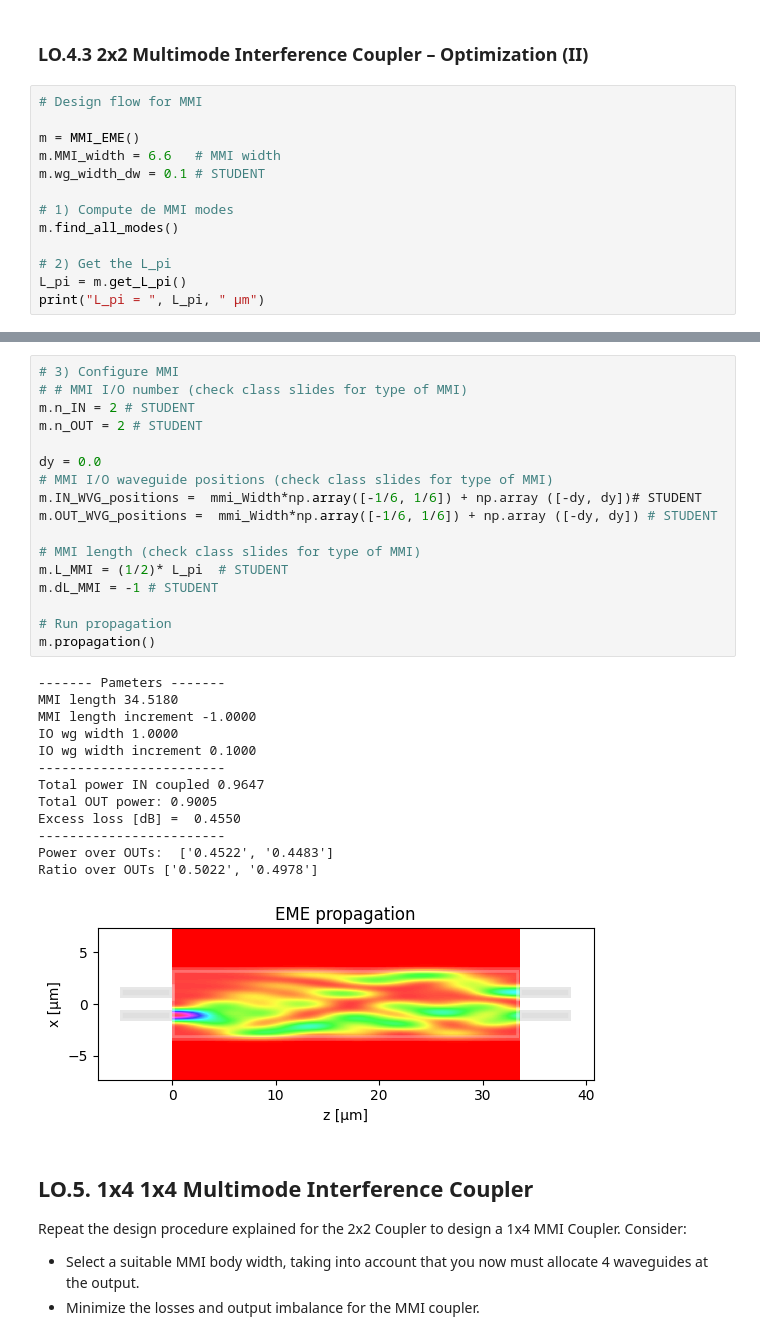
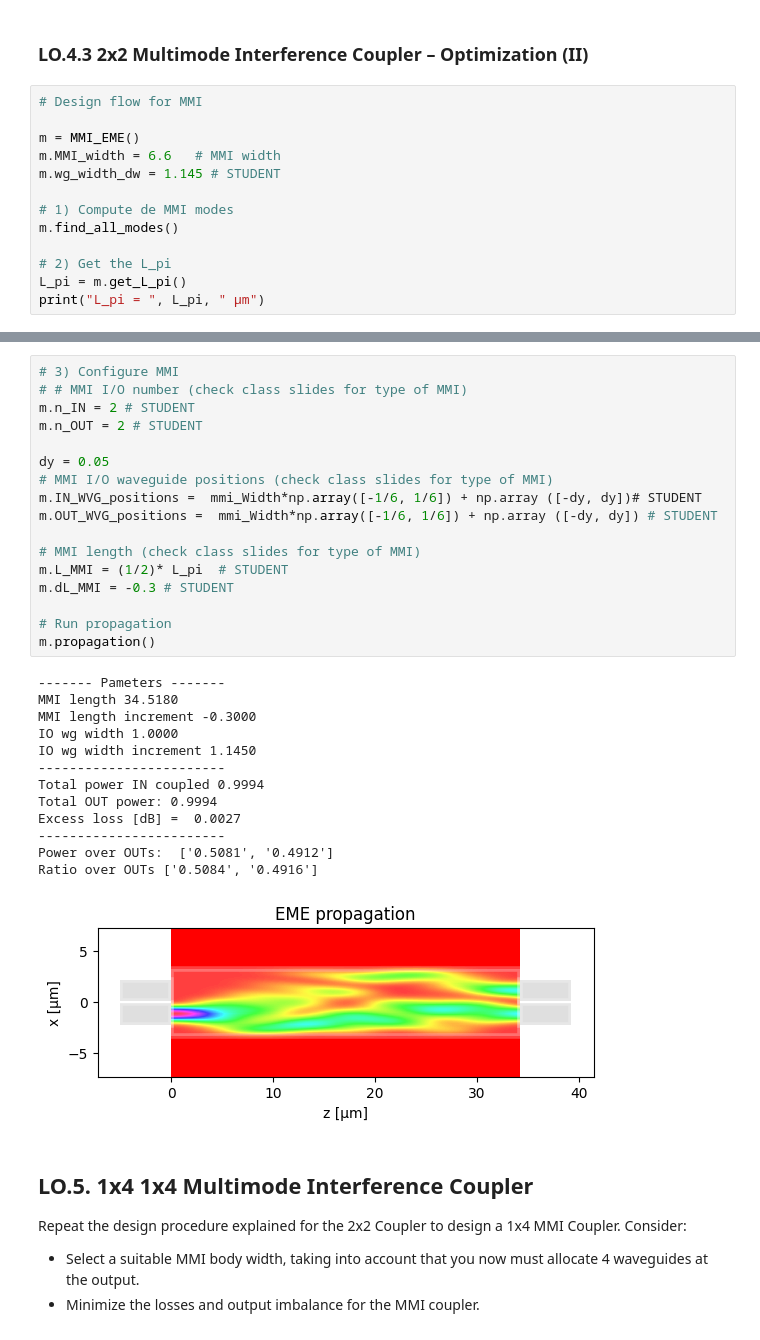
Before and after one commit to nmargar4/pic-upv-lab2, a Jupyter notebook: COUPLERS_Student.ipynb, the cells around one changed output, grey strips where cells are left out. Saved outputs shown, nothing was run; the diff lists cells and outputs as text.

```diff
--- a/COUPLERS_Student.ipynb
+++ b/COUPLERS_Student.ipynb
@@ -602,7 +667,7 @@ Ratio over OUTs ['0.4946', '0.5054']
 
 m = MMI_EME()
 m.MMI_width = 6.6   # MMI width
-m.wg_width_dw = 0.1 # STUDENT
+m.wg_width_dw = 1.145 # STUDENT
 
 # 1) Compute de MMI modes
 m.find_all_modes()
@@ -615,34 +680,34 @@ L_pi =  69.03598607255869  µm
 # %%
 # 3) Configure MMI
 # # MMI I/O number (check class slides for type of MMI)
 m.n_IN = 2 # STUDENT
 m.n_OUT = 2 # STUDENT
 
-dy = 0.0
+dy = 0.05
 # MMI I/O waveguide positions (check class slides for type of MMI)
 m.IN_WVG_positions =  mmi_Width*np.array([-1/6, 1/6]) + np.array ([-dy, dy])# STUDENT
 m.OUT_WVG_positions =  mmi_Width*np.array([-1/6, 1/6]) + np.array ([-dy, dy]) # STUDENT
 
 # MMI length (check class slides for type of MMI)
 m.L_MMI = (1/2)* L_pi  # STUDENT
-m.dL_MMI = -1 # STUDENT
+m.dL_MMI = -0.3 # STUDENT
 
 # Run propagation
 m.propagation()
 # %% [output]
 ------- Pameters -------
 MMI length 34.5180
-MMI length increment -1.0000
+MMI length increment -0.3000
 IO wg width 1.0000
-IO wg width increment 0.1000
+IO wg width increment 1.1450
 ------------------------
-Total power IN coupled 0.9647
-Total OUT power: 0.9005
-Excess loss [dB] =  0.4550
+Total power IN coupled 0.9994
+Total OUT power: 0.9994
+Excess loss [dB] =  0.0027
 ------------------------
-Power over OUTs:  ['0.4522', '0.4483']
-Ratio over OUTs ['0.5022', '0.4978']
+Power over OUTs:  ['0.5081', '0.4912']
+Ratio over OUTs ['0.5084', '0.4916']
-[figure, old version]
+[figure, new version]
 # %% [markdown]
 ## LO.5. 1x4 1x4 Multimode Interference Coupler
 
```
Also changed, not shown: parts of 22 cells of this notebook, 2 other files.
